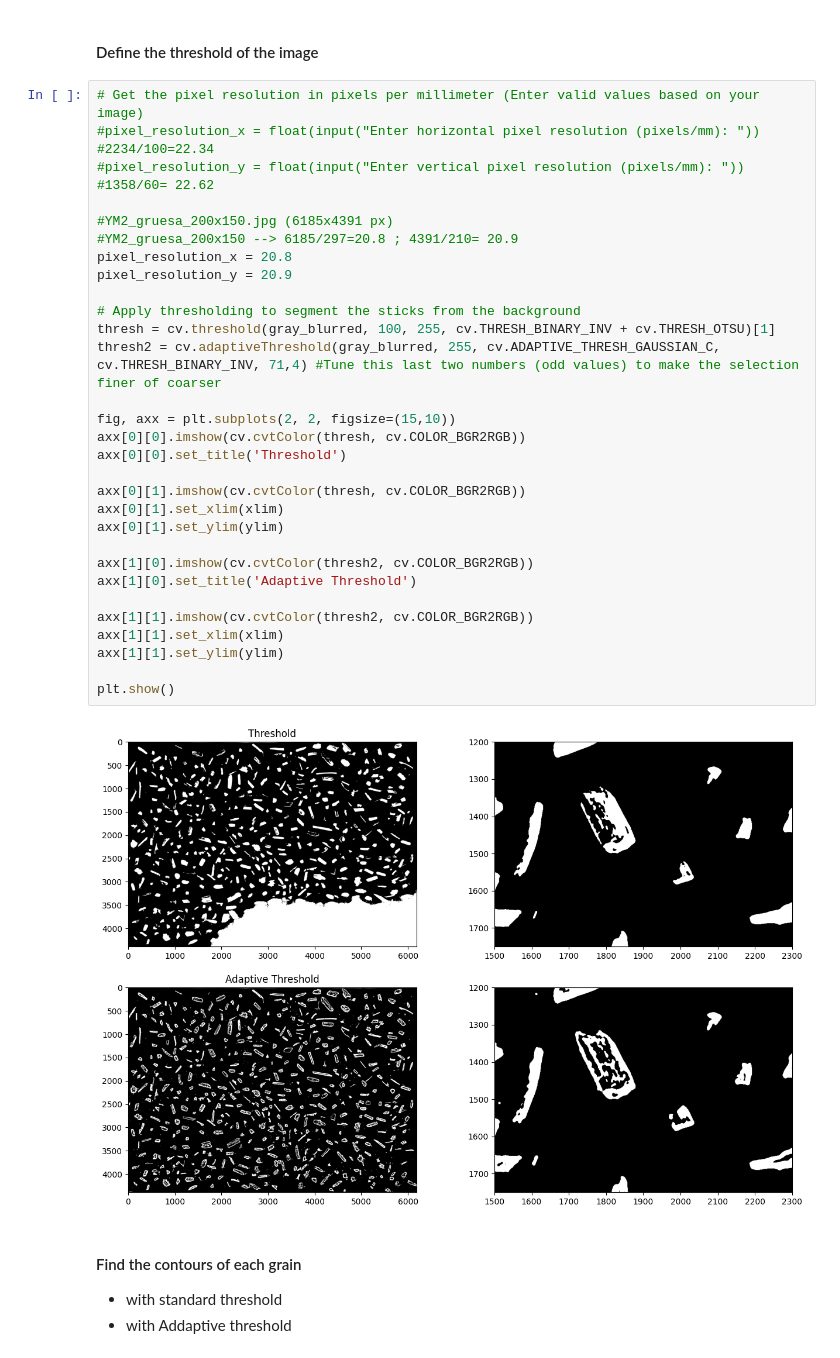
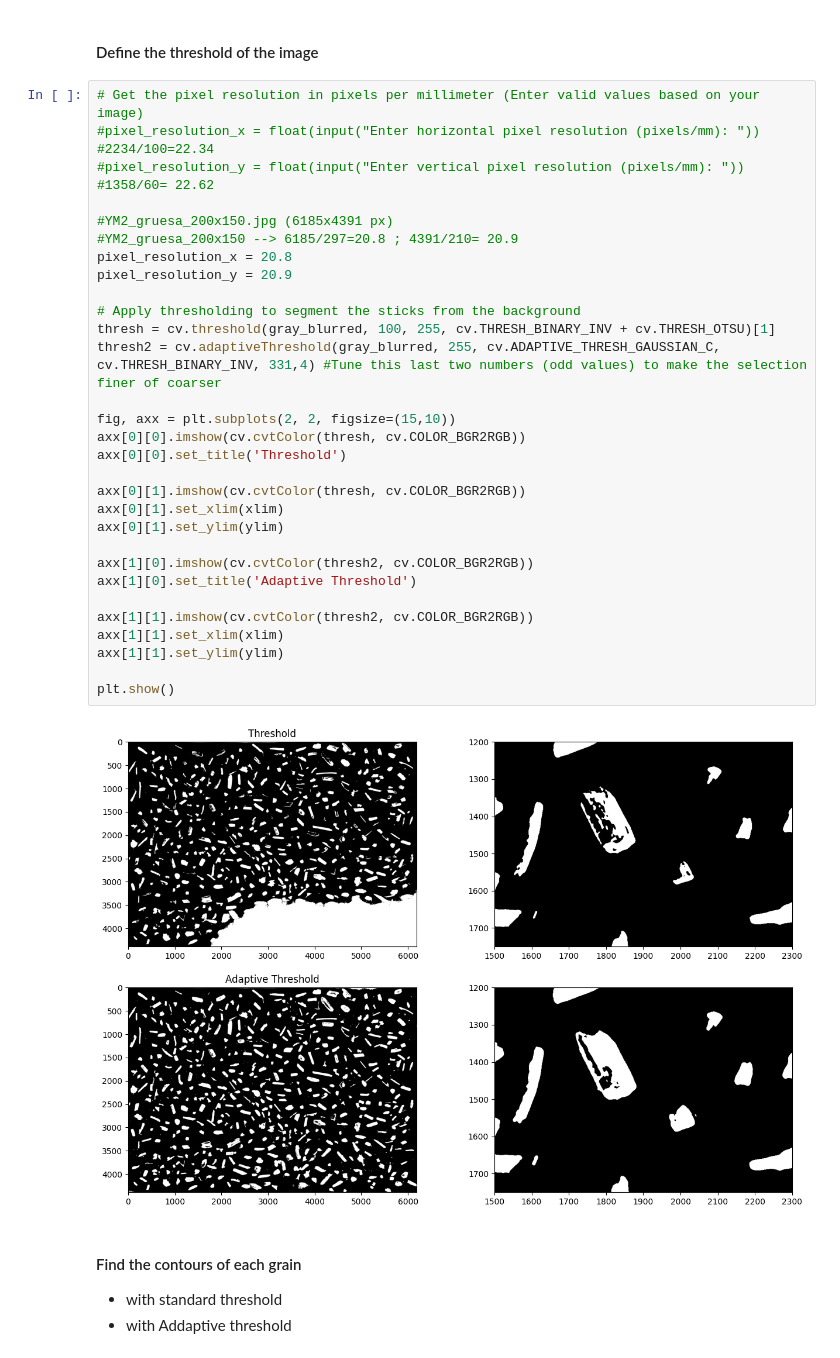
Before and after one commit to joaquinaicrag/UNIBS, a Jupyter notebook: Paper1-YMporousmat/count_grains/coarse/count_grain_coarse.ipynb, the cells around one changed output. Saved outputs shown, nothing was run; the diff lists cells and outputs as text.

```diff
--- a/Paper1-YMporousmat/count_grains/coarse/count_grain_coarse.ipynb
+++ b/Paper1-YMporousmat/count_grains/coarse/count_grain_coarse.ipynb
@@ -68,35 +68,35 @@ Hello
 # %%
 # Get the pixel resolution in pixels per millimeter (Enter valid values based on your image)
 #pixel_resolution_x = float(input("Enter horizontal pixel resolution (pixels/mm): ")) #2234/100=22.34
 #pixel_resolution_y = float(input("Enter vertical pixel resolution (pixels/mm): "))   #1358/60= 22.62
 
 #YM2_gruesa_200x150.jpg (6185x4391 px)
 #YM2_gruesa_200x150 --> 6185/297=20.8 ; 4391/210= 20.9
 pixel_resolution_x = 20.8
 pixel_resolution_y = 20.9
 
 # Apply thresholding to segment the sticks from the background
 thresh = cv.threshold(gray_blurred, 100, 255, cv.THRESH_BINARY_INV + cv.THRESH_OTSU)[1]
-thresh2 = cv.adaptiveThreshold(gray_blurred, 255, cv.ADAPTIVE_THRESH_GAUSSIAN_C, cv.THRESH_BINARY_INV, 71,4) #Tune this last two numbers (odd values) to make the selection finer of coarser
+thresh2 = cv.adaptiveThreshold(gray_blurred, 255, cv.ADAPTIVE_THRESH_GAUSSIAN_C, cv.THRESH_BINARY_INV, 331,4) #Tune this last two numbers (odd values) to make the selection finer of coarser
 
 fig, axx = plt.subplots(2, 2, figsize=(15,10))
 axx[0][0].imshow(cv.cvtColor(thresh, cv.COLOR_BGR2RGB))
 axx[0][0].set_title('Threshold')
 
 axx[0][1].imshow(cv.cvtColor(thresh, cv.COLOR_BGR2RGB))
 axx[0][1].set_xlim(xlim)
 axx[0][1].set_ylim(ylim)
 
 axx[1][0].imshow(cv.cvtColor(thresh2, cv.COLOR_BGR2RGB))
 axx[1][0].set_title('Adaptive Threshold')
 
 axx[1][1].imshow(cv.cvtColor(thresh2, cv.COLOR_BGR2RGB))
 axx[1][1].set_xlim(xlim)
 axx[1][1].set_ylim(ylim)
 
 plt.show()
 # %% [output]
-[figure, old version]
+[figure, new version]
 # %% [markdown]
 #### Find the contours of each grain
 
```
Also changed, not shown: parts of 5 cells of this notebook, 1 other file.
